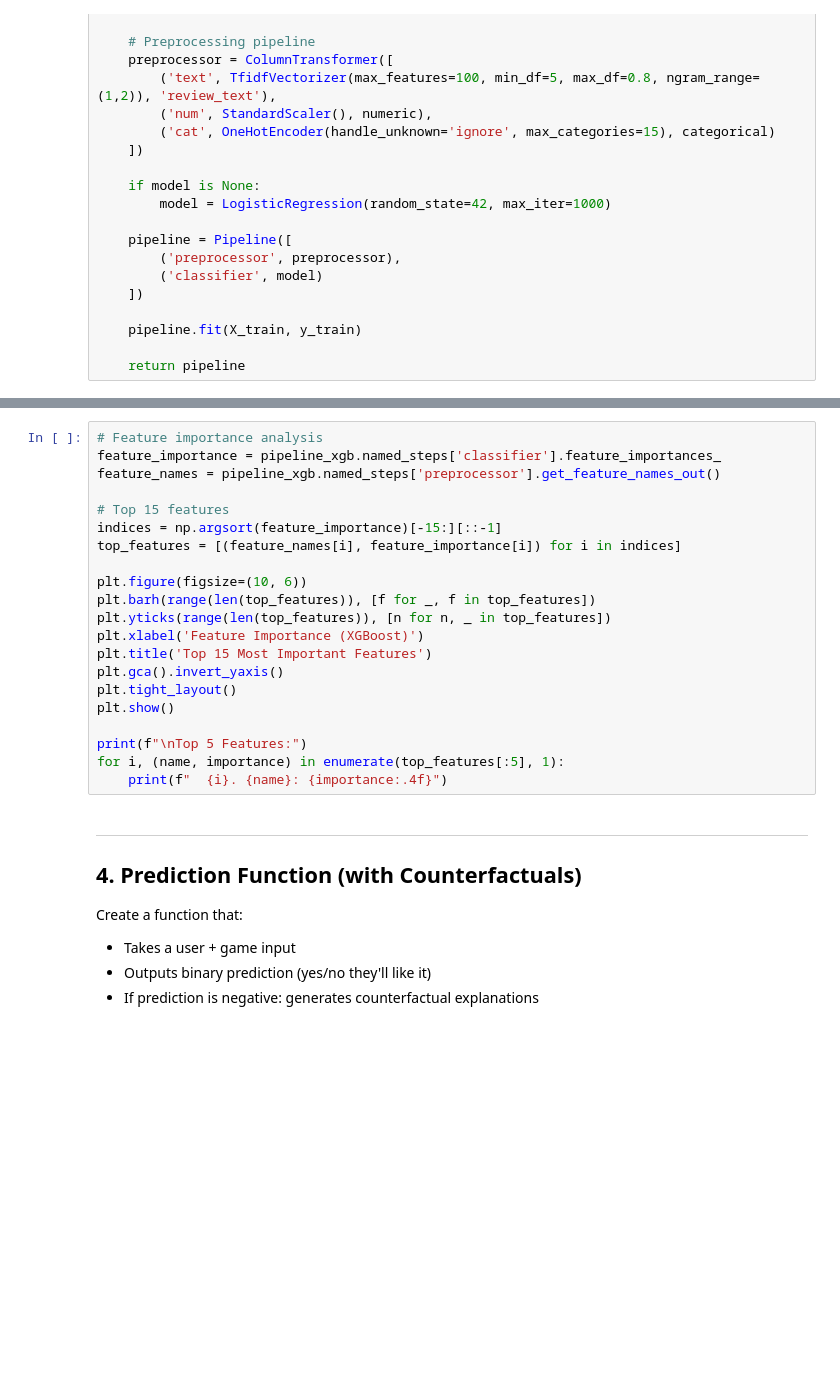
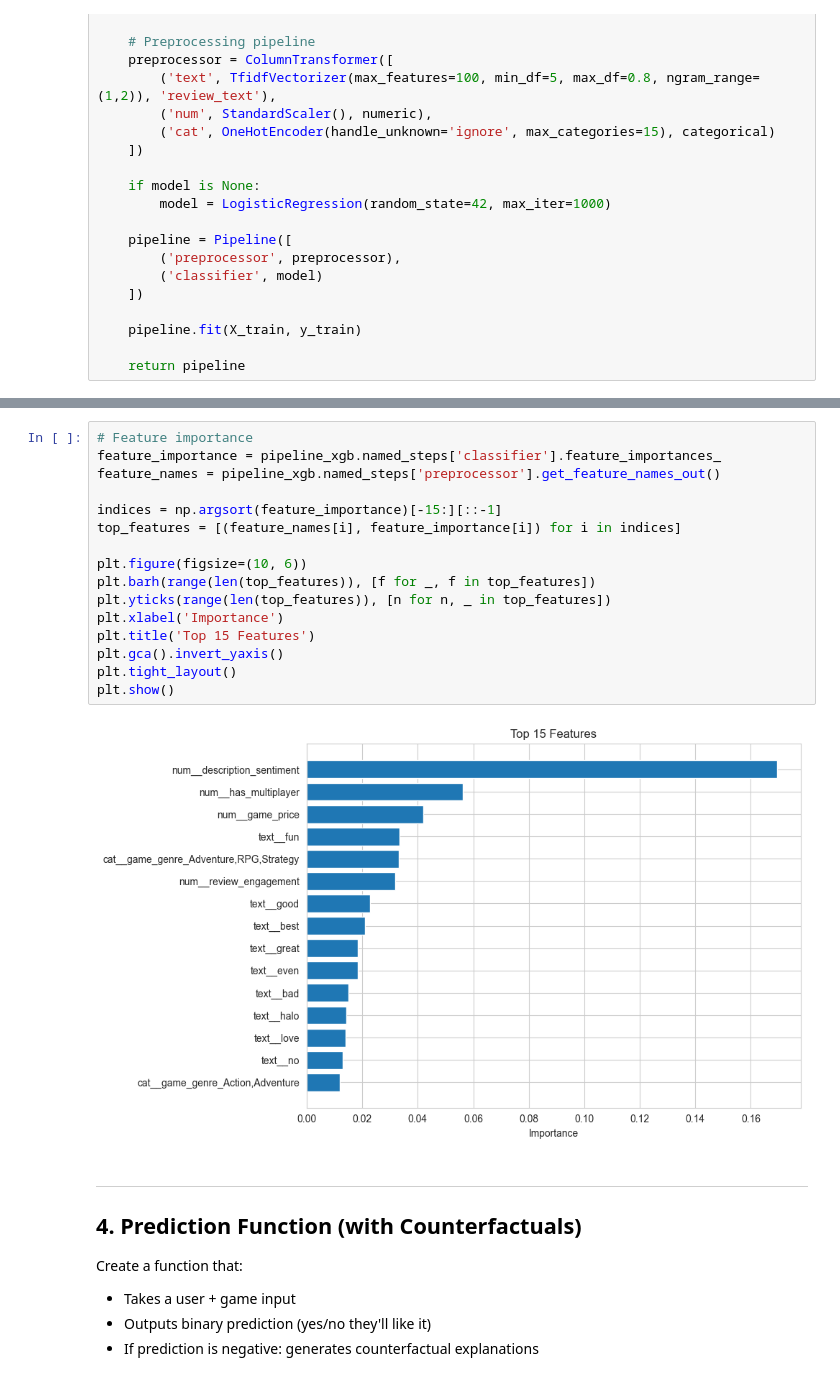
Before and after one commit to miketheofan/msc-in-data-science, a Jupyter notebook: interpretable-predictions/interpretable_predictions.ipynb, the cells around one changed output, grey strips where cells are left out. Drawn from its saved outputs; the diff is of its cells as text; blank space fills up the shorter version.

```diff
--- a/interpretable-predictions/interpretable_predictions.ipynb
+++ b/interpretable-predictions/interpretable_predictions.ipynb
@@ -508,24 +559,21 @@ plt.show()
 # %%
-# Feature importance analysis
+# Feature importance
 feature_importance = pipeline_xgb.named_steps['classifier'].feature_importances_
 feature_names = pipeline_xgb.named_steps['preprocessor'].get_feature_names_out()
 
-# Top 15 features
 indices = np.argsort(feature_importance)[-15:][::-1]
 top_features = [(feature_names[i], feature_importance[i]) for i in indices]
 
 plt.figure(figsize=(10, 6))
 plt.barh(range(len(top_features)), [f for _, f in top_features])
 plt.yticks(range(len(top_features)), [n for n, _ in top_features])
-plt.xlabel('Feature Importance (XGBoost)')
-plt.title('Top 15 Most Important Features')
+plt.xlabel('Importance')
+plt.title('Top 15 Features')
 plt.gca().invert_yaxis()
 plt.tight_layout()
 plt.show()
-
-print(f"\nTop 5 Features:")
-for i, (name, importance) in enumerate(top_features[:5], 1):
-    print(f"  {i}. {name}: {importance:.4f}")
+# %% [output]
+[figure, added]
 # %% [markdown]
 ---
 
```
Also changed, not shown: parts of 19 cells of this notebook.
